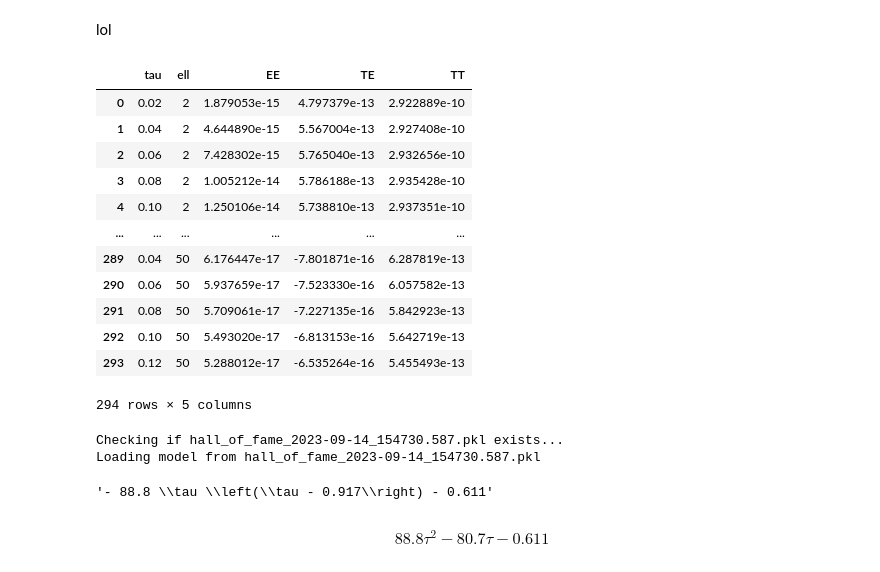
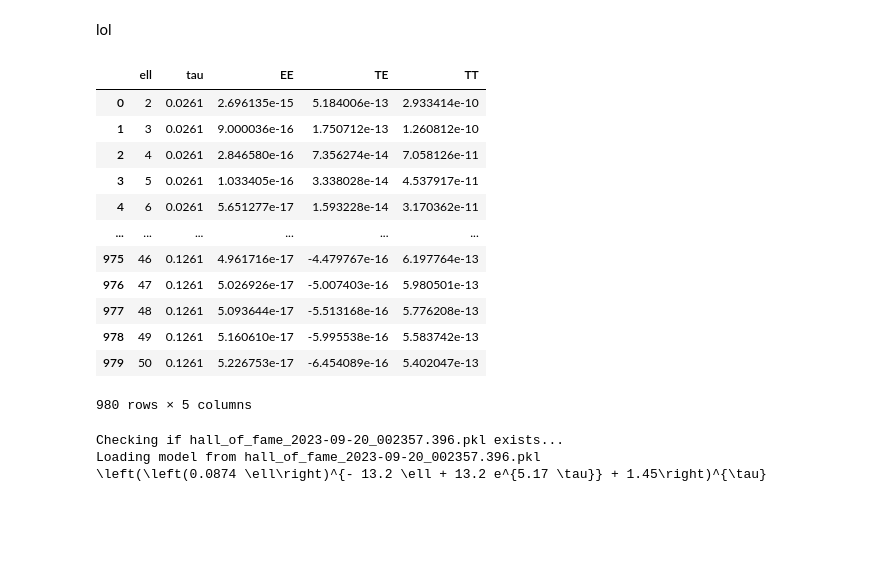
Before and after one commit to farocrown/Simreg, a Jupyter notebook: sr_cmb_cl_graphs.ipynb, the cells around one changed output. Cells and saved outputs as stored; diff of their text form; code cells hidden in the pictures; blank space fills up the shorter version.

```diff
--- a/sr_cmb_cl_graphs.ipynb
+++ b/sr_cmb_cl_graphs.ipynb
@@ -63,19 +63,19 @@ def bran(x,T,alpha):
 # %% [markdown]
 lol
 # %%
-df = pd.read_csv('CL_6_50_sort.csv')
+df = pd.read_csv('CL_20_50.csv')
 df
 # %% [output]
-|  | tau | ell | EE | TE | TT |
-| 0 | 0.02 | 2 | 1.879053e-15 | 4.797379e-13 | 2.922889e-10 |
-| 1 | 0.04 | 2 | 4.644890e-15 | 5.567004e-13 | 2.927408e-10 |
-| 2 | 0.06 | 2 | 7.428302e-15 | 5.765040e-13 | 2.932656e-10 |
-| 3 | 0.08 | 2 | 1.005212e-14 | 5.786188e-13 | 2.935428e-10 |
-| 4 | 0.10 | 2 | 1.250106e-14 | 5.738810e-13 | 2.937351e-10 |
+|  | ell | tau | EE | TE | TT |
+| 0 | 2 | 0.0261 | 2.696135e-15 | 5.184006e-13 | 2.933414e-10 |
+| 1 | 3 | 0.0261 | 9.000036e-16 | 1.750712e-13 | 1.260812e-10 |
+| 2 | 4 | 0.0261 | 2.846580e-16 | 7.356274e-14 | 7.058126e-11 |
+| 3 | 5 | 0.0261 | 1.033405e-16 | 3.338028e-14 | 4.537917e-11 |
+| 4 | 6 | 0.0261 | 5.651277e-17 | 1.593228e-14 | 3.170362e-11 |
 | ... | ... | ... | ... | ... | ... |
-| 289 | 0.04 | 50 | 6.176447e-17 | -7.801871e-16 | 6.287819e-13 |
-| 290 | 0.06 | 50 | 5.937659e-17 | -7.523330e-16 | 6.057582e-13 |
-| 291 | 0.08 | 50 | 5.709061e-17 | -7.227135e-16 | 5.842923e-13 |
-| 292 | 0.10 | 50 | 5.493020e-17 | -6.813153e-16 | 5.642719e-13 |
-| 293 | 0.12 | 50 | 5.288012e-17 | -6.535264e-16 | 5.455493e-13 |
+| 975 | 46 | 0.1261 | 4.961716e-17 | -4.479767e-16 | 6.197764e-13 |
+| 976 | 47 | 0.1261 | 5.026926e-17 | -5.007403e-16 | 5.980501e-13 |
+| 977 | 48 | 0.1261 | 5.093644e-17 | -5.513168e-16 | 5.776208e-13 |
+| 978 | 49 | 0.1261 | 5.160610e-17 | -5.995538e-16 | 5.583742e-13 |
+| 979 | 50 | 0.1261 | 5.226753e-17 | -6.454089e-16 | 5.402047e-13 |
-294 rows × 5 columns
+980 rows × 5 columns
@@ -82,9 +84,7 @@ df
 # %%
-a = model.from_file('hall_of_fame_2023-09-14_154730.587.pkl')
-a.latex()
+beta = model.from_file('hall_of_fame_2023-09-20_002357.396.pkl')
+print(beta.latex())
 # %% [output]
-Checking if hall_of_fame_2023-09-14_154730.587.pkl exists...
-Loading model from hall_of_fame_2023-09-14_154730.587.pkl
+Checking if hall_of_fame_2023-09-20_002357.396.pkl exists...
+Loading model from hall_of_fame_2023-09-20_002357.396.pkl
+\left(\left(0.0874 \ell\right)^{- 13.2 \ell + 13.2 e^{5.17 \tau}} + 1.45\right)^{\tau}
-'- 88.8 \\tau \\left(\\tau - 0.917\\right) - 0.611'
-# %% [markdown]
-$$ 88.8 \tau^2 -80.7\tau - 0.611$$
```
Also changed, not shown: parts of 3 cells of this notebook, 1 other file.
